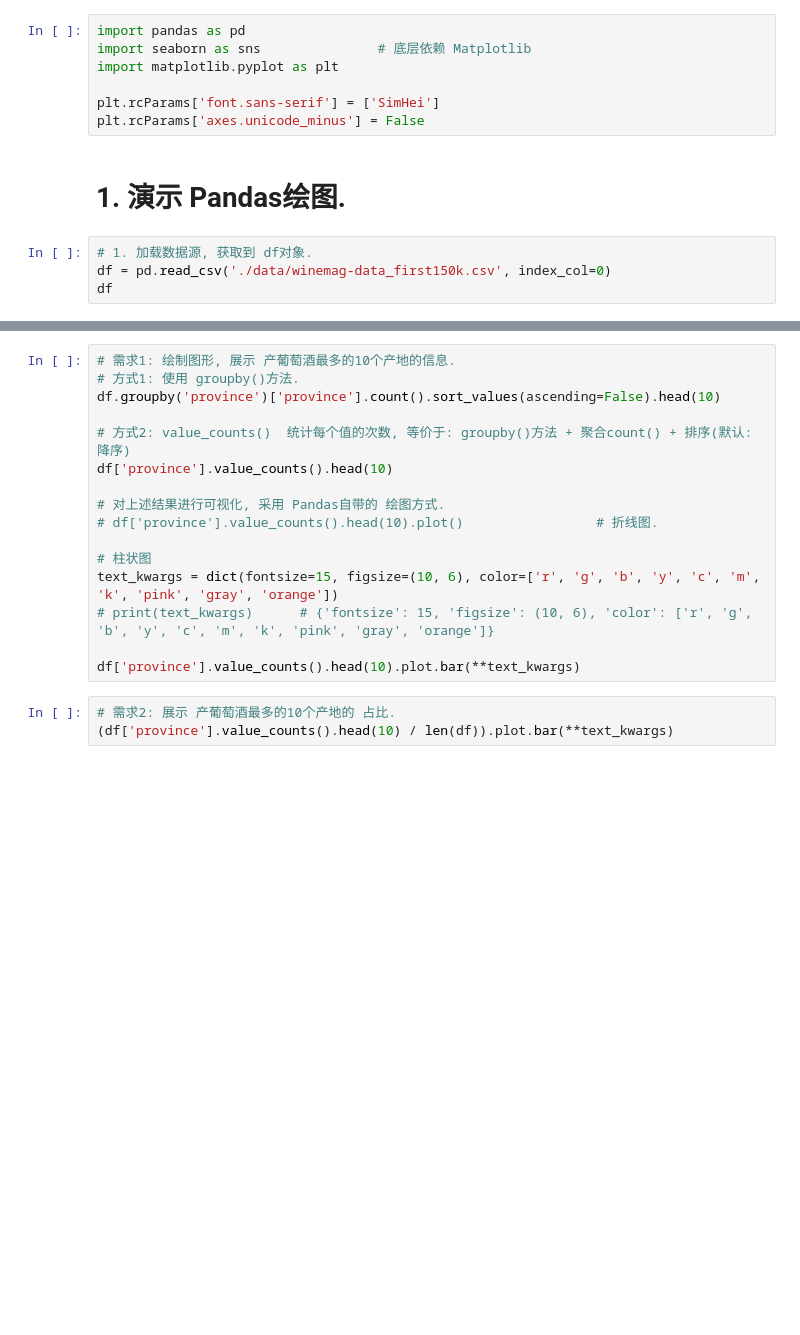
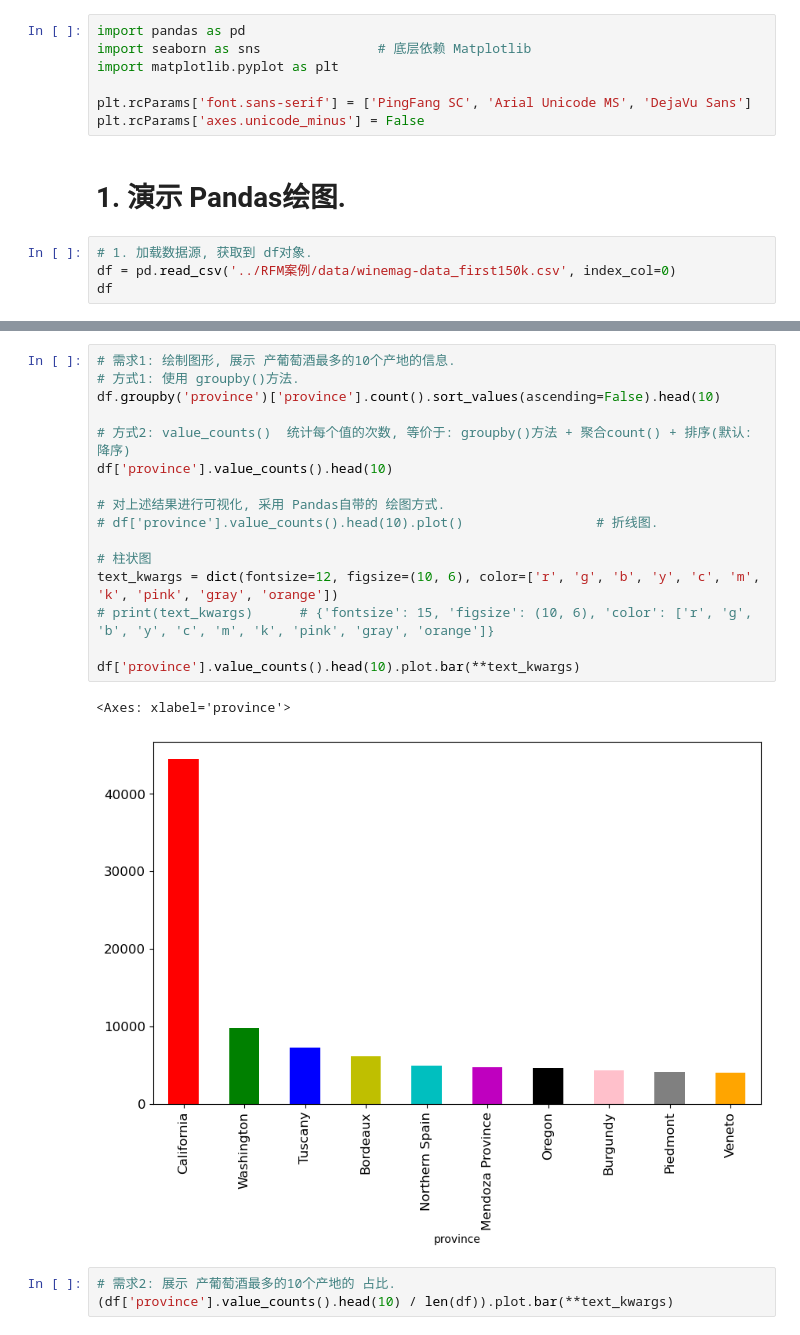
Before and after one commit to lawtherLee/jupyter_study, a Jupyter notebook: matplotlib/02_扩展_Pandas_Seaborn绘图.ipynb, the cells around one changed output, grey strips where cells are left out. Cells and saved outputs as stored; diff of their text form; blank space fills up the shorter version.

```diff
--- a/RFM案例/02_扩展_Pandas_Seaborn绘图.ipynb
+++ b/matplotlib/02_扩展_Pandas_Seaborn绘图.ipynb
@@ -3,11 +3,11 @@ import pandas as pd
 import seaborn as sns               # 底层依赖 Matplotlib
 import matplotlib.pyplot as plt
 
-plt.rcParams['font.sans-serif'] = ['SimHei']
+plt.rcParams['font.sans-serif'] = ['PingFang SC', 'Arial Unicode MS', 'DejaVu Sans']
 plt.rcParams['axes.unicode_minus'] = False
 # %% [markdown]
 # 1. 演示 Pandas绘图.
 # %%
 # 1. 加载数据源, 获取到 df对象.
-df = pd.read_csv('./data/winemag-data_first150k.csv', index_col=0)
+df = pd.read_csv('../RFM案例/data/winemag-data_first150k.csv', index_col=0)
 df
@@ -14,19 +28,22 @@ df
 # %%
 # 需求1: 绘制图形, 展示 产葡萄酒最多的10个产地的信息.
 # 方式1: 使用 groupby()方法.
 df.groupby('province')['province'].count().sort_values(ascending=False).head(10)
 
 # 方式2: value_counts()  统计每个值的次数, 等价于: groupby()方法 + 聚合count() + 排序(默认: 降序)
 df['province'].value_counts().head(10)
 
 # 对上述结果进行可视化, 采用 Pandas自带的 绘图方式.
 # df['province'].value_counts().head(10).plot()                 # 折线图.
 
 # 柱状图
-text_kwargs = dict(fontsize=15, figsize=(10, 6), color=['r', 'g', 'b', 'y', 'c', 'm', 'k', 'pink', 'gray', 'orange'])
+text_kwargs = dict(fontsize=12, figsize=(10, 6), color=['r', 'g', 'b', 'y', 'c', 'm', 'k', 'pink', 'gray', 'orange'])
 # print(text_kwargs)      # {'fontsize': 15, 'figsize': (10, 6), 'color': ['r', 'g', 'b', 'y', 'c', 'm', 'k', 'pink', 'gray', 'orange']}
 
 df['province'].value_counts().head(10).plot.bar(**text_kwargs)
+# %% [output]
+<Axes: xlabel='province'>
+[figure, added]
 # %%
 # 需求2: 展示 产葡萄酒最多的10个产地的 占比.
 (df['province'].value_counts().head(10) / len(df)).plot.bar(**text_kwargs)
```
Also changed, not shown: parts of 1 cell of this notebook.
